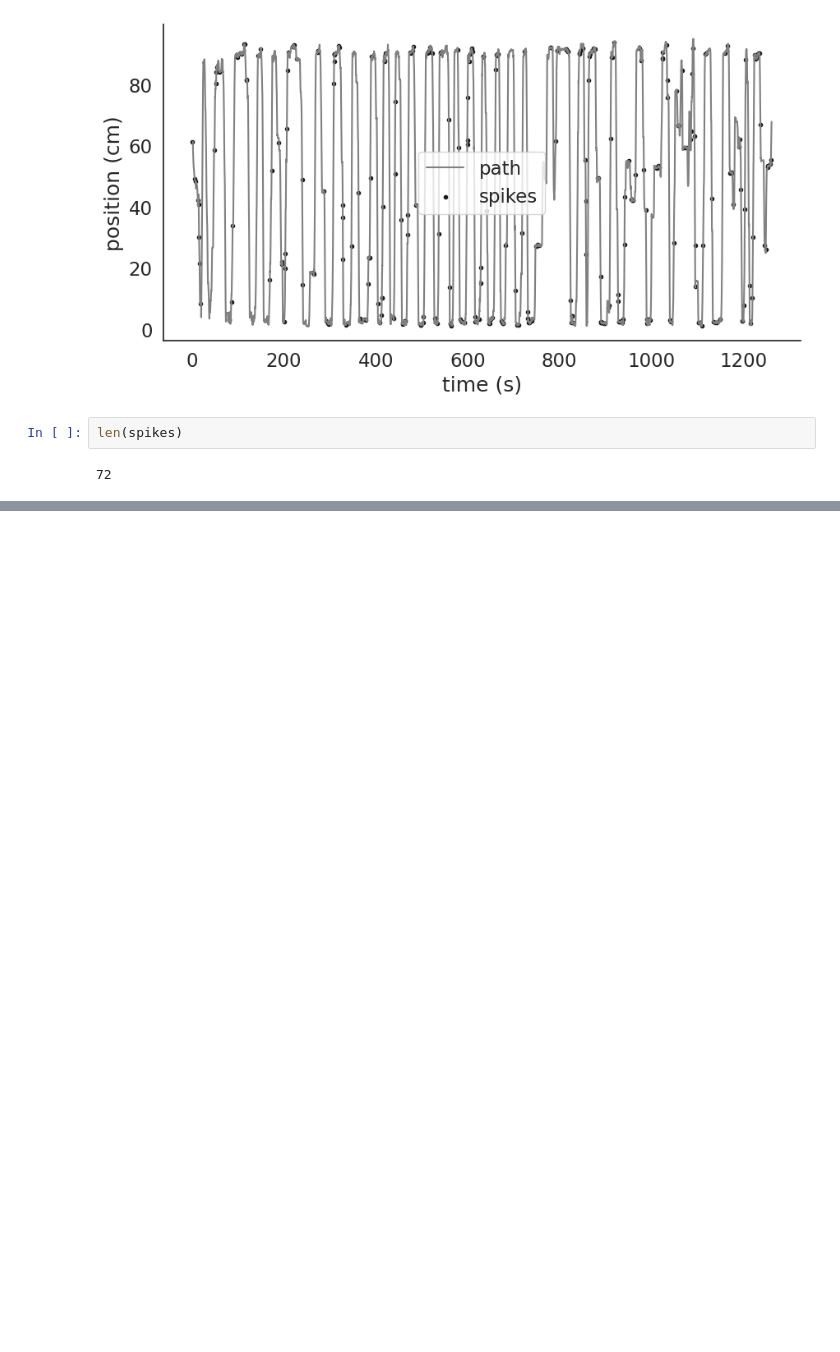
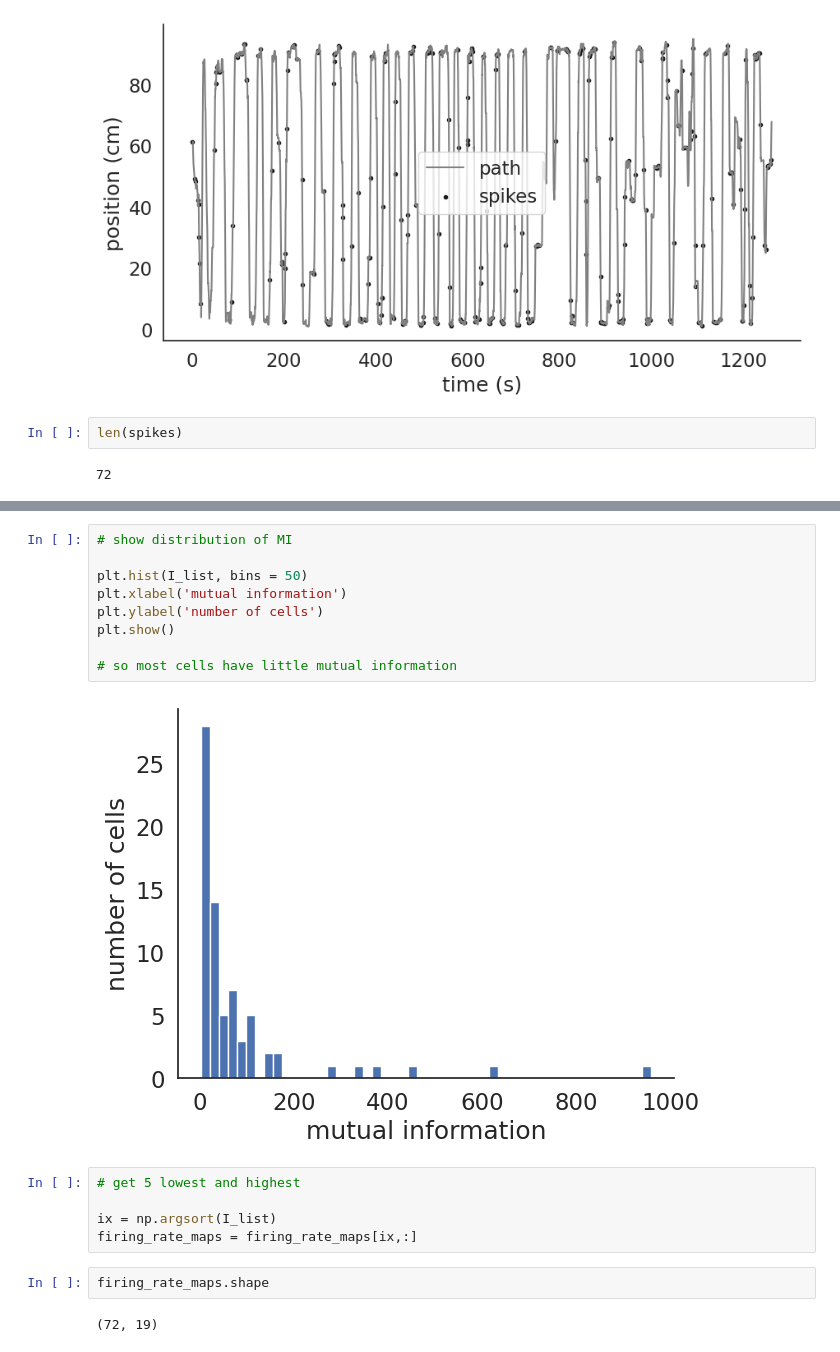
Before and after one commit to irenetiem/single-cell-analysis, a Jupyter notebook: 01-tuning-curves/exercises.ipynb, the cells around one changed output, grey strips where cells are left out. Drawn from its saved outputs; the diff is of its cells as text; blank space fills up the shorter version.

```diff
--- a/01-tuning-curves/exercises.ipynb
+++ b/01-tuning-curves/exercises.ipynb
@@ -685,0 +715,20 @@ plt.colorbar()
+# %%
+# show distribution of MI
+
+plt.hist(I_list, bins = 50)
+plt.xlabel('mutual information')
+plt.ylabel('number of cells')
+plt.show()
+
+# so most cells have little mutual information
+# %% [output]
+[figure, added]
+# %%
+# get 5 lowest and highest
+
+ix = np.argsort(I_list)
+firing_rate_maps = firing_rate_maps[ix,:]
+# %%
+firing_rate_maps.shape
+# %% [output]
+(72, 19)
```
Also changed, not shown: parts of 5 cells of this notebook.
